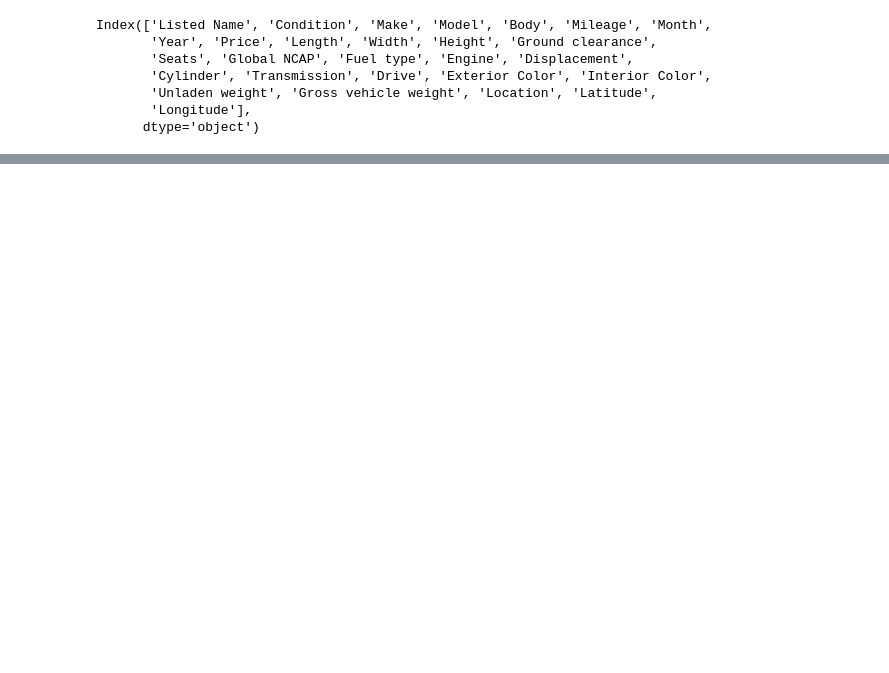
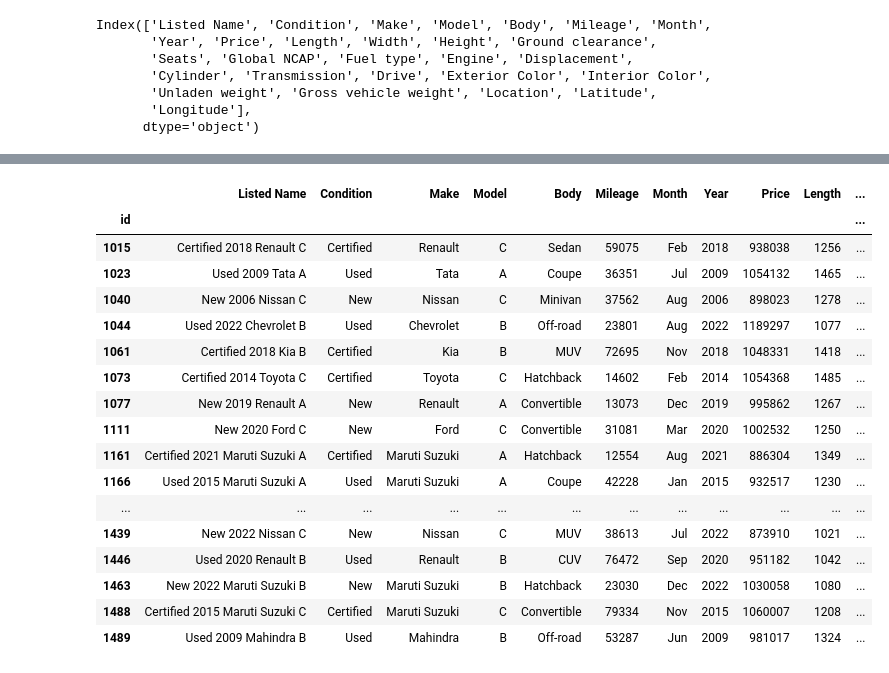
Before and after one commit to zafe312/car_recommender, a Jupyter notebook: car_recommender.ipynb, the cells around one changed output, grey strips where cells are left out. Drawn from its saved outputs; the diff is of its cells as text; code cells hidden in the pictures; blank space fills up the shorter version.

```diff
--- a/car_recommender.ipynb
+++ b/car_recommender.ipynb
@@ -323,0 +453,21 @@ plt.show()
+# %%
+df3[df3['Cluster']==3]
+# %% [output]
+|  | Listed Name | Condition | Make | Model | Body | Mileage | Month | Year | Price | Length | ... |
+| id |  |  |  |  |  |  |  |  |  |  | ... |
+| 1015 | Certified 2018 Renault C | Certified | Renault | C | Sedan | 59075 | Feb | 2018 | 938038 | 1256 | ... |
+| 1023 | Used 2009 Tata A | Used | Tata | A | Coupe | 36351 | Jul | 2009 | 1054132 | 1465 | ... |
+| 1040 | New 2006 Nissan C | New | Nissan | C | Minivan | 37562 | Aug | 2006 | 898023 | 1278 | ... |
+| 1044 | Used 2022 Chevrolet B | Used | Chevrolet | B | Off-road | 23801 | Aug | 2022 | 1189297 | 1077 | ... |
+| 1061 | Certified 2018 Kia B | Certified | Kia | B | MUV | 72695 | Nov | 2018 | 1048331 | 1418 | ... |
+| 1073 | Certified 2014 Toyota C | Certified | Toyota | C | Hatchback | 14602 | Feb | 2014 | 1054368 | 1485 | ... |
+| 1077 | New 2019 Renault A | New | Renault | A | Convertible | 13073 | Dec | 2019 | 995862 | 1267 | ... |
+| 1111 | New 2020 Ford C | New | Ford | C | Convertible | 31081 | Mar | 2020 | 1002532 | 1250 | ... |
+| 1161 | Certified 2021 Maruti Suzuki A | Certified | Maruti Suzuki | A | Hatchback | 12554 | Aug | 2021 | 886304 | 1349 | ... |
+| 1166 | Used 2015 Maruti Suzuki A | Used | Maruti Suzuki | A | Coupe | 42228 | Jan | 2015 | 932517 | 1230 | ... |
+| ... | ... | ... | ... | ... | ... | ... | ... | ... | ... | ... | ... |
+| 1439 | New 2022 Nissan C | New | Nissan | C | MUV | 38613 | Jul | 2022 | 873910 | 1021 | ... |
+| 1446 | Used 2020 Renault B | Used | Renault | B | CUV | 76472 | Sep | 2020 | 951182 | 1042 | ... |
+| 1463 | New 2022 Maruti Suzuki B | New | Maruti Suzuki | B | Hatchback | 23030 | Dec | 2022 | 1030058 | 1080 | ... |
+| 1488 | Certified 2015 Maruti Suzuki C | Certified | Maruti Suzuki | C | Convertible | 79334 | Nov | 2015 | 1060007 | 1208 | ... |
+| 1489 | Used 2009 Mahindra B | Used | Mahindra | B | Off-road | 53287 | Jun | 2009 | 981017 | 1324 | ... |
```
Also changed, not shown: parts of 27 cells of this notebook.
